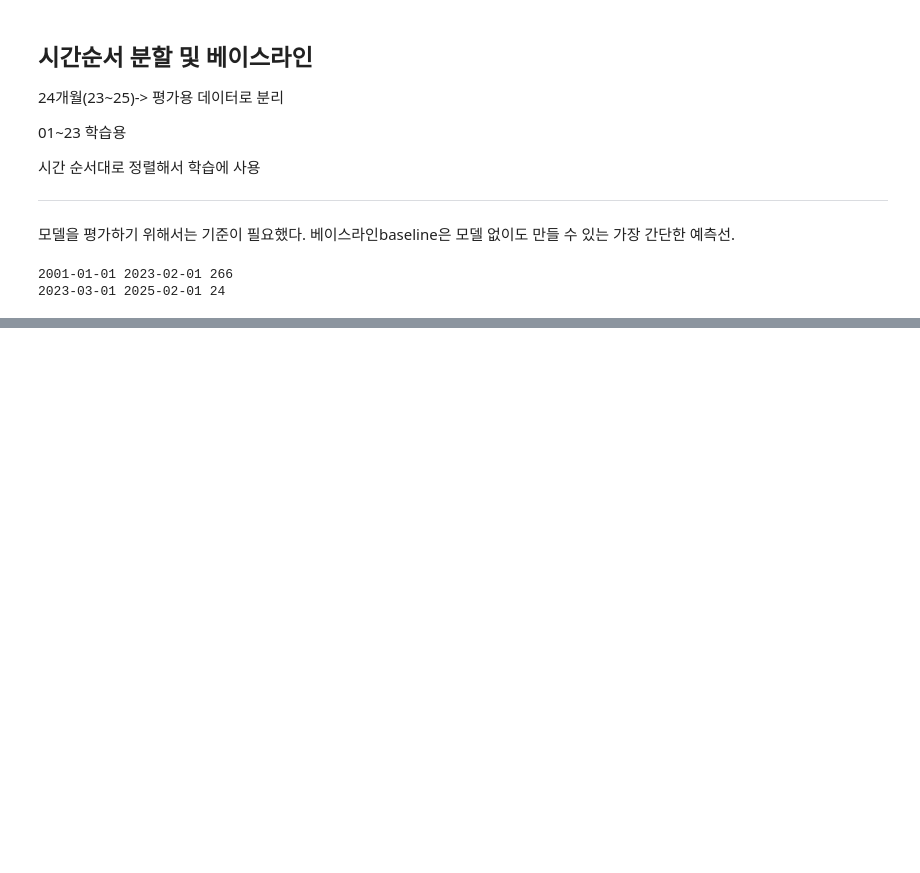
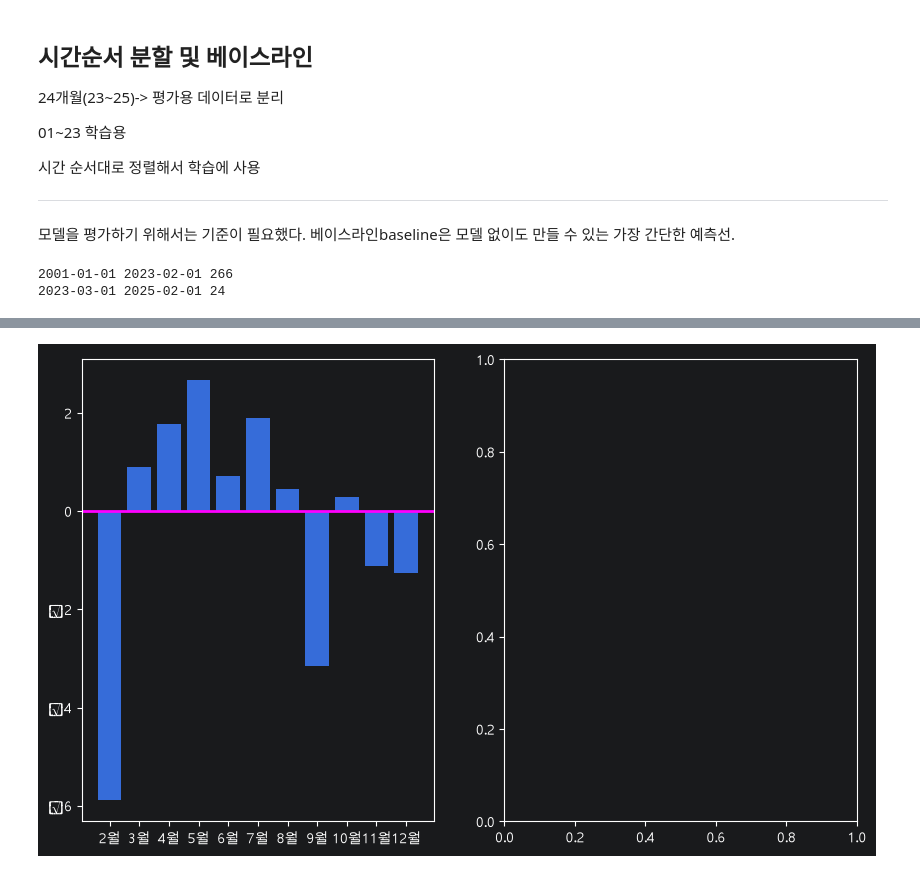
Before and after one commit to dorothy1088/smartport, a Jupyter notebook: regression.ipynb, the cells around one changed output, grey strips where cells are left out. Drawn from its saved outputs; the diff is of its cells as text; code cells hidden in the pictures; blank space fills up the shorter version.

```diff
--- a/regression.ipynb
+++ b/regression.ipynb
@@ -242,0 +347,17 @@ print(X_all.shape) #추석인지 설날인지 알아보기 위해선 x_all로
+# %%
+month_coef = coef[[f'{i}월' for i in range(2, 13)]]
+
+fig, axes = plt.subplots(1, 2, figsize=(10, 6))
+
+months = list(range(2, 13))
+
+axes[0].bar(months, month_coef.values / 10_000)
+
+axes[0].set_xticks(months)
+axes[0].set_xticklabels([f'{i}월' for i in months])
+
+axes[0].axhline(0,color='magenta', linewidth=2)
+
+plt.show()
+# %% [output]
+[figure, added]
```
Also changed, not shown: parts of 10 cells of this notebook, 3 other files.
